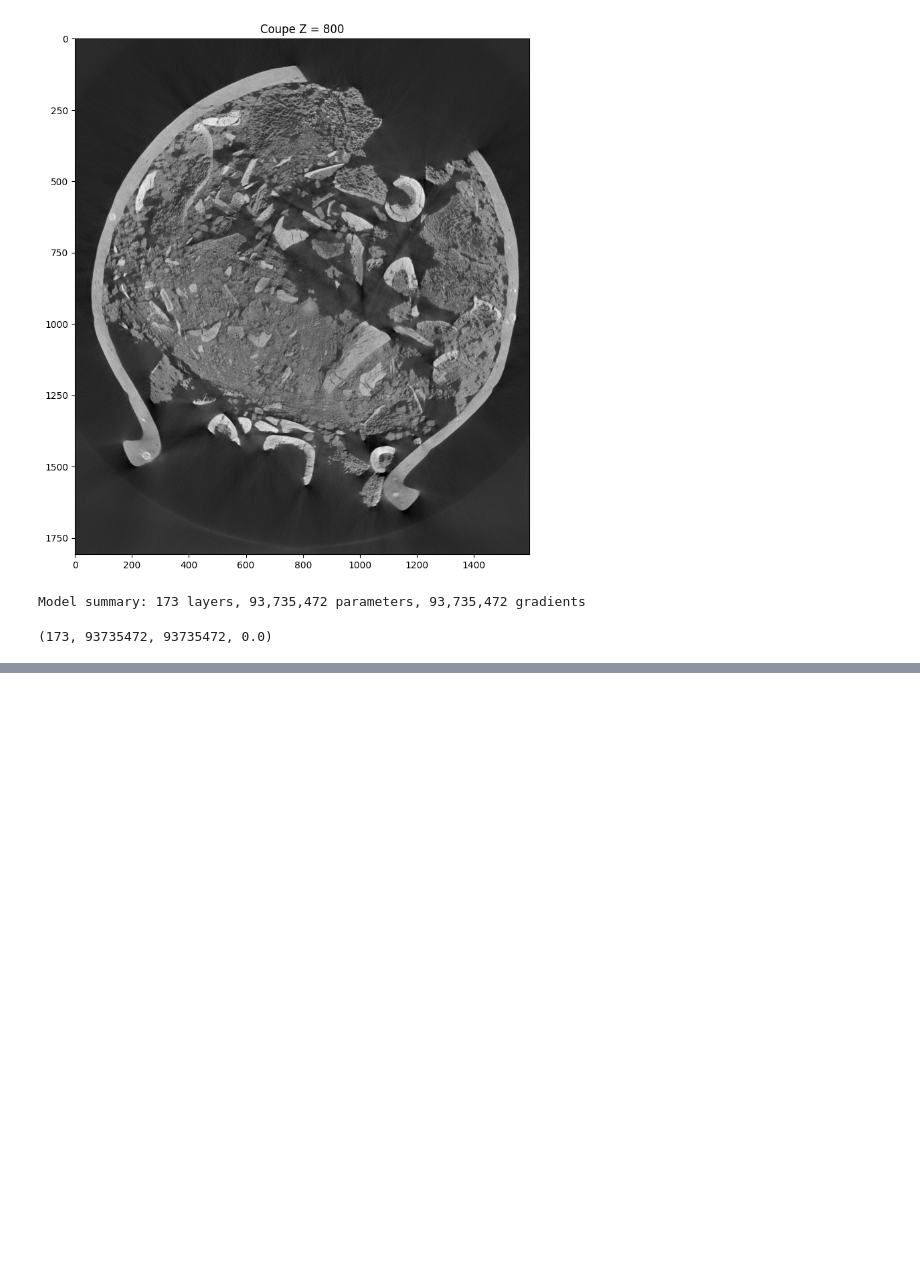
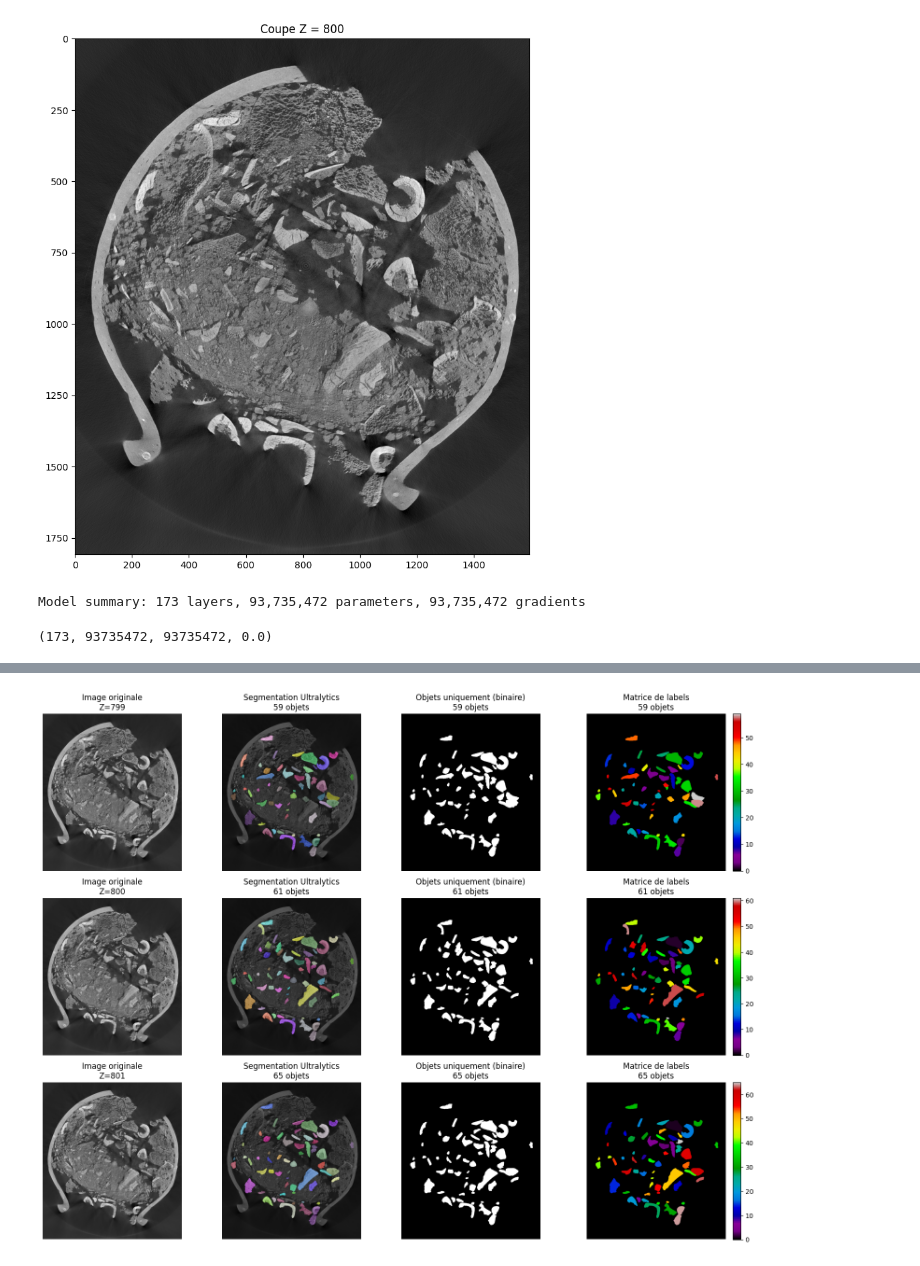
Before and after one commit to N-Van/FUNERIA, a Jupyter notebook: notebooks/test.ipynb, the cells around one changed output, grey strips where cells are left out. Saved outputs shown, nothing was run; the diff lists cells and outputs as text; code cells hidden in the pictures; blank space fills up the shorter version.

Commit message:
ssim et segmentation en image binaire

```diff
--- a/notebooks/test.ipynb
+++ b/notebooks/test.ipynb
@@ -248,3 +248,75 @@ Objets moyen:   46.3
   Z=425: SSIM = 0.9275
 
 🎉 Analyse terminée!
+# %%
+# ============ VISUALISATION DE TROIS COUPES SUCCESSIVES ============
+Z_TO_SHOW = [799, 800, 801]
+fig, axes = plt.subplots(len(Z_TO_SHOW), 4, figsize=(16, 4 * len(Z_TO_SHOW)))
+
+for i, z in enumerate(Z_TO_SHOW):
+    img = image[z, :, :]
+
+    # Segmentation de la coupe
+    temp_file = f"temp_slice_{z}.png"
+    plt.imsave(temp_file, img, cmap='gray')
+    result = model(temp_file)
+
+    # Extraction des masques
+    if result[0].masks is not None:
+        masks = result[0].masks.data.cpu().numpy()
+        combined_mask = np.zeros(img.shape, dtype=bool)
+        for mask in masks:
+            combined_mask |= mask
+
+        binary_image = np.zeros(img.shape, dtype=np.uint8)
+        binary_image[combined_mask] = 255
+
+        labeled_image = np.zeros(img.shape, dtype=np.int32)
+
+        # Créer l'overlay coloré pour la segmentation
+        overlay = np.zeros((*img.shape, 3), dtype=np.uint8)
+        np.random.seed(42)  # Pour des couleurs reproductibles
+
+        for label_id, mask in enumerate(masks, start=1):
+            labeled_image[mask] = label_id
+            # Générer une couleur aléatoire pour chaque objet
+            color = np.random.randint(0, 255, 3)
+            overlay[mask] = color
+    else:
+        binary_image = np.zeros(img.shape, dtype=np.uint8)
+        labeled_image = np.zeros(img.shape, dtype=np.int32)
+        masks = []
+        overlay = np.zeros((*img.shape, 3), dtype=np.uint8)
+
+    # Affichage
+    ax_row = axes[i] if len(Z_TO_SHOW) > 1 else axes
+
+    # 1️⃣ Image originale
+    ax_row[0].imshow(img, cmap='gray')
+    ax_row[0].set_title(f"Image originale\nZ={z}")
+    ax_row[0].axis("off")
+
+    # 2️⃣ Segmentation Ultralytics (SEULEMENT l'overlay sur l'image)
+    ax_row[1].imshow(img, cmap='gray')
+    if overlay.sum() > 0:  # Si des objets ont été détectés
+        ax_row[1].imshow(overlay, alpha=0.5)
+    ax_row[1].set_title(f"Segmentation Ultralytics\n{len(masks)} objets")
+    ax_row[1].axis("off")
+
+    # 3️⃣ Objets uniquement (binaire)
+    ax_row[2].imshow(binary_image, cmap='gray')
+    ax_row[2].set_title(f"Objets uniquement (binaire)\n{len(masks)} objets")
+    ax_row[2].axis("off")
+
+    # 4️⃣ Matrice de labels
+    im = ax_row[3].imshow(labeled_image, cmap='nipy_spectral')
+    ax_row[3].set_title(f"Matrice de labels\n{len(masks)} objets")
+    ax_row[3].axis("off")
+    fig.colorbar(im, ax=ax_row[3], fraction=0.046, pad=0.04)
+
+    # Nettoyer le fichier temporaire
+    os.remove(temp_file)
+
+plt.tight_layout()
+plt.show()
+# %% [output]
@@ -250,0 +331 @@ Objets moyen:   46.3
+[figure, added]
```
Also changed, not shown: parts of 2 cells of this notebook.
